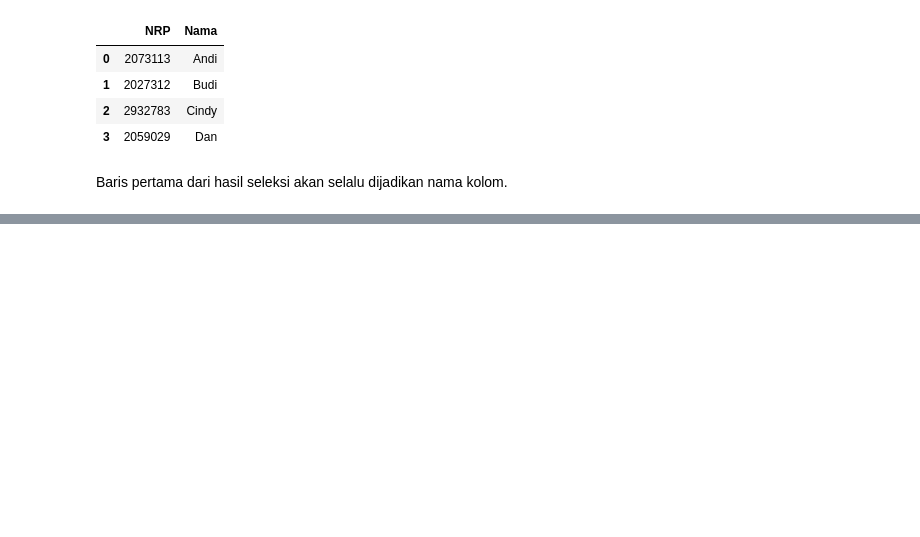
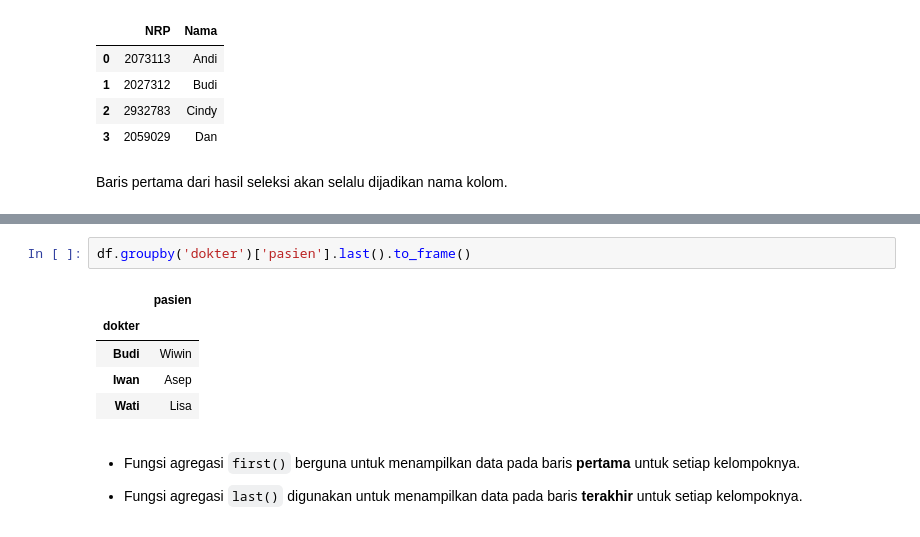
Before and after one commit to medievalgoose/pandas, a Jupyter notebook: Pandas-Week7.ipynb, the cells around one changed output, grey strips where cells are left out. Saved outputs shown, nothing was run; the diff lists cells and outputs as text; blank space fills up the shorter version.

```diff
--- a/Pandas-Week7.ipynb
+++ b/Pandas-Week7.ipynb
@@ -108,0 +152,12 @@ Baris pertama dari hasil seleksi akan selalu dijadikan nama kolom.
+# %%
+df.groupby('dokter')['pasien'].last().to_frame()
+# %% [output]
+|  | pasien |
+| dokter |  |
+| Budi | Wiwin |
+| Iwan | Asep |
+| Wati | Lisa |
+# %% [markdown]
+* Fungsi agregasi `first()` berguna untuk menampilkan data pada baris **pertama** untuk setiap kelompoknya.
+
+* Fungsi agregasi `last()` digunakan untuk menampilkan data pada baris **terakhir** untuk setiap kelompoknya.
```
Also changed, not shown: parts of 9 cells of this notebook.
